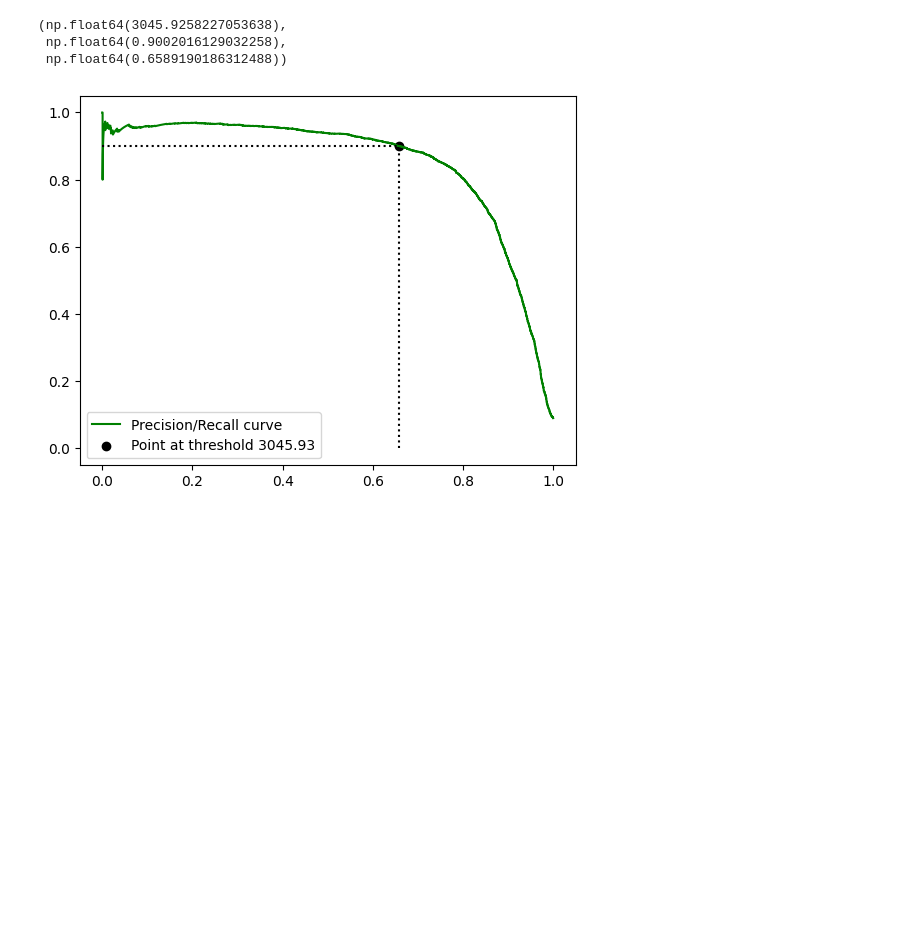
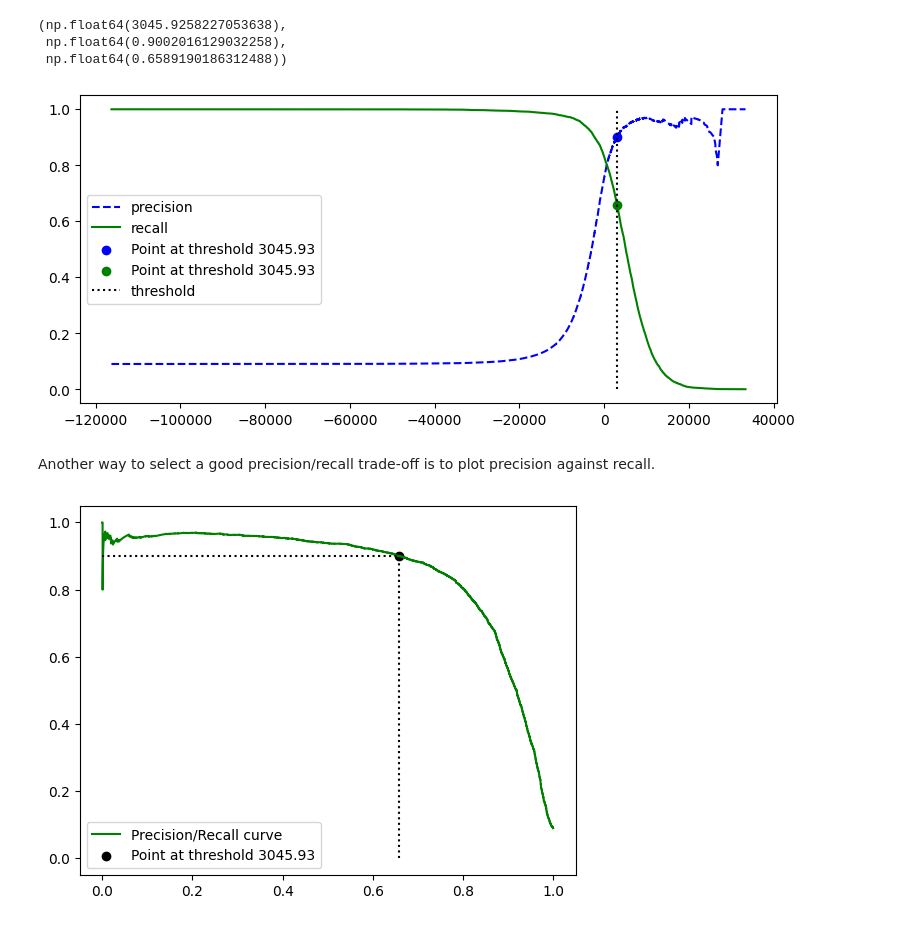
Before and after one commit to wilberquito/ML, a Jupyter notebook: classification/mnist-is5/mnist-is5.ipynb, the cells around one changed output. Saved outputs shown, nothing was run; the diff lists cells and outputs as text; code cells hidden in the pictures; blank space fills up the shorter version.

Commit message:
scatter points in threshold and precision and recall

```diff
--- a/classification/mnist-is5/mnist-is5.ipynb
+++ b/classification/mnist-is5/mnist-is5.ipynb
@@ -302,6 +289,33 @@ thresholds[idx_for_90_precision], precisions[idx_for_90_precision], recalls[
 (np.float64(3045.9258227053638),
  np.float64(0.9002016129032258),
  np.float64(0.6589190186312488))
+# %%
+import matplotlib.pyplot as plt
+
+plt.figure(figsize=(9, 4))
+threshold = thresholds[idx_for_90_precision]
+
+plt.plot(thresholds, precisions[:-1], "b--", label="precision")
+plt.plot(thresholds, recalls[:-1], "g-", label="recall")
+plt.scatter(
+    threshold,
+    precisions[idx_for_90_precision],
+    c="blue",
+    label=f"Point at threshold {round(thresholds[idx_for_90_precision], 2)}",
+)
+plt.scatter(
+    threshold,
+    recalls[idx_for_90_precision],
+    c="green",
+    label=f"Point at threshold {round(thresholds[idx_for_90_precision], 2)}",
+)
+plt.vlines(threshold, 0, 1.0, "k", "dotted", label="threshold")
+plt.legend()
+plt.show()
+# %% [output]
+[figure, added]
+# %% [markdown]
+Another way to select a good precision/recall trade-off is to plot precision against recall.
 # %%
 import matplotlib.pyplot as plt
 
```
Also changed, not shown: parts of 3 cells of this notebook.
